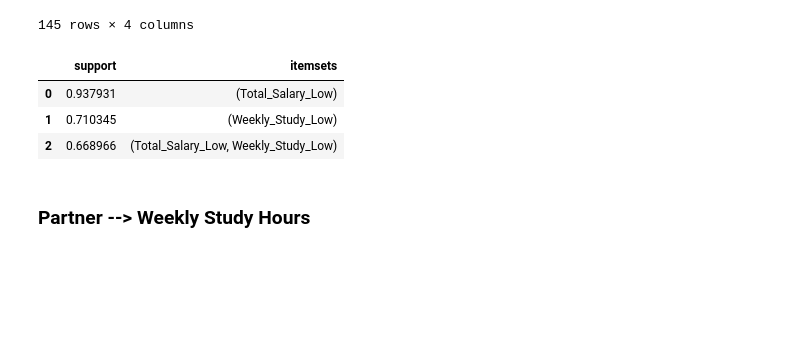
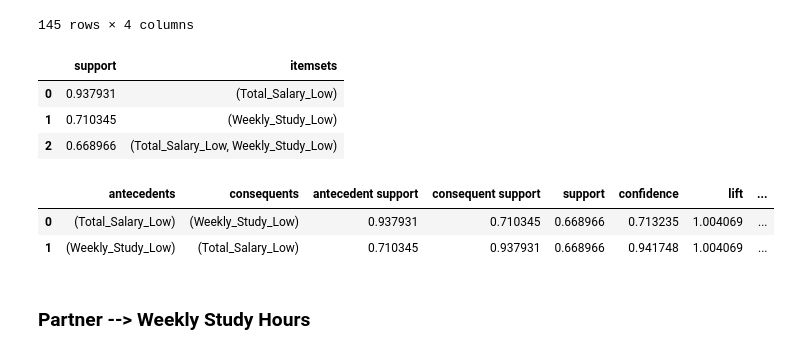
Before and after one commit to waiee/Higher-Education-Students-Performance-Evaluation---Association-Rule-Mining, a Jupyter notebook: test.ipynb, the cells around one changed output. Cells and saved outputs as stored; diff of their text form; code cells hidden in the pictures; blank space fills up the shorter version.

```diff
--- a/test.ipynb
+++ b/test.ipynb
@@ -465,6 +473,13 @@ display(fp_apriori)
 | 0 | 0.937931 | (Total_Salary_Low) |
 | 1 | 0.710345 | (Weekly_Study_Low) |
 | 2 | 0.668966 | (Total_Salary_Low, Weekly_Study_Low) |
+# %%
+assoc_rules = fp.association_rules(fp_apriori,metric='confidence', min_threshold=0.5,support_only=False)
+display(assoc_rules)
+# %% [output]
+|  | antecedents | consequents | antecedent support | consequent support | support | confidence | lift | ... |
+| 0 | (Total_Salary_Low) | (Weekly_Study_Low) | 0.937931 | 0.710345 | 0.668966 | 0.713235 | 1.004069 | ... |
+| 1 | (Weekly_Study_Low) | (Total_Salary_Low) | 0.710345 | 0.937931 | 0.668966 | 0.941748 | 1.004069 | ... |
 # %% [markdown]
 ### Partner --> Weekly Study Hours
 # %%
```
Also changed, not shown: parts of 7 cells of this notebook.
